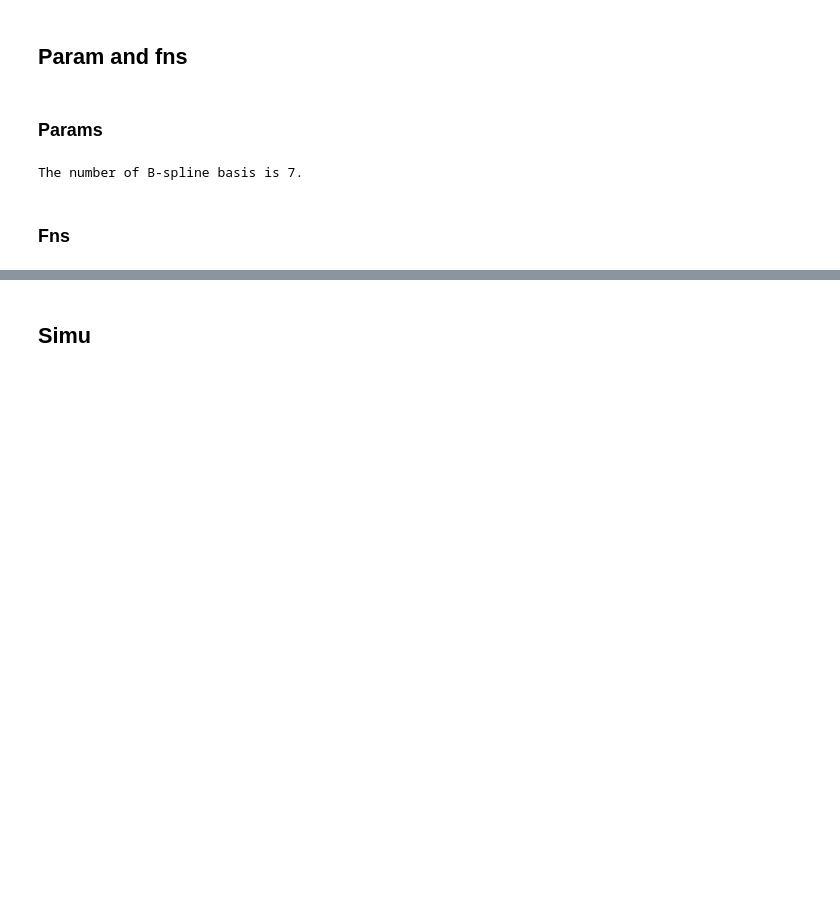
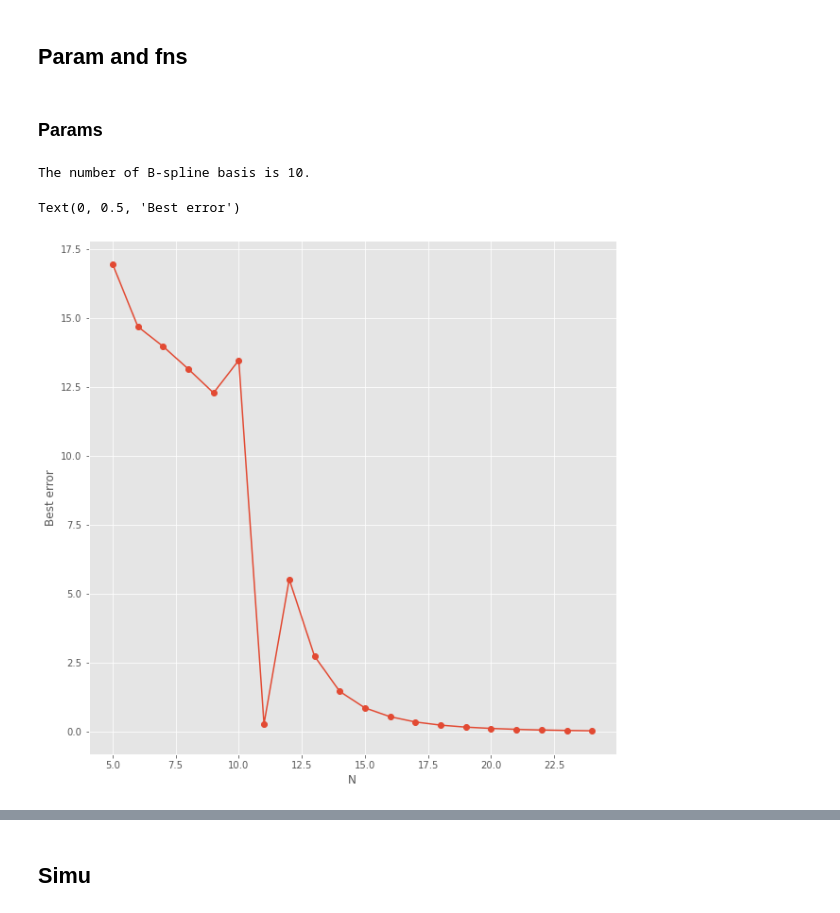
Before and after one commit to JINhuaqing/HDF, a Jupyter notebook: notebooks/simu_converge_linear.ipynb, the cells around one changed output, grey strips where cells are left out. Cells and saved outputs as stored; diff of their text form; code cells hidden in the pictures; blank space fills up the shorter version.

```diff
--- a/notebooks/simu_converge_linear.ipynb
+++ b/notebooks/simu_converge_linear.ipynb
@@ -49,8 +57,8 @@ from models.linear_model import LinearModel
 torch.set_default_tensor_type(torch.DoubleTensor)
 # %% [markdown]
 ## Param and fns
-# %% [markdown]
-### Params
+# %% [markdown]
+### Params
 # %%
 np.random.seed(0)
 paras = edict(def_paras.copy())
@@ -61,18 +69,19 @@ paras.ns = [100, 300, 900, 2700, 8100, 24300]
 paras.can_lams = [1e-1, 3e-1, 1e0, 3e0, 9e0, 3e1]
 paras.can_Ns = [5, 10, 15, 20]
 paras.ind_freq = np.linspace(1, 40, 40) # freqs
-paras.init_noise_sd = 100 # the sd of the noise added to the true value for initial values
+paras.init_noise_sd = 0 # the sd of the noise added to the true value for initial values
+paras.SIS_ratio = 0.1 # the ratio to keep with SIS procedure
 
 # generating dataset
-paras.n = 1000 # num of data obs to be genareted
+paras.n = 5000 # num of data obs to be genareted
 paras.npts = 40 # num of pts to evaluate X(s)
-paras.d = 10 # num of ROIs
+paras.d = 200 # num of ROIs
 paras.q = 5 # num of other covariates
 paras.sigma2 = 1 # variance of the error
 paras.types_ = ["int", 2, 2, "c", "c"]
 
 # b-spline
-paras.N = int(3*paras.n**(1/paras.ord/2)) # num of basis for bsp
+paras.N = 10# int(3*paras.n**(1/paras.ord/2)) # num of basis for bsp
 paras.x = np.linspace(0, 1, paras.npts)
 paras.basis_mat = torch.DoubleTensor(obt_bsp_basis_Rfn_wrapper(paras.x, paras.N, paras.ord))
 assert paras.N == paras.basis_mat.shape[1]
@@ -81,12 +90,22 @@ print(f"The number of B-spline basis is {paras.N:.0f}.")
 # True parameters
 paras.alp_GT = np.array([5, 1, -2, 3, -4])
 
-beta_type_GT = [fn1, fn2, fn3] + [zero_fn]*(paras.d-3-2) + [fn4, fn5]
-paras.beta_GT = np.array([_fn(paras.x) for _fn in beta_type_GT]).T
+# first way
+#beta_type_GT = [fn1, fn2, fn2] + [zero_fn]*(paras.d-3-2) + [fn1, fn2]
+#paras.beta_GT = np.array([_fn(paras.x) for _fn in beta_type_GT]).T
+# second way, fourier basis
+paras.fourier_basis = fourier_basis_fn(paras.x)
+paras.fourier_basis_coefs = ([coef_fn(0.1), coef_fn(0.3), coef_fn(0.5)] +
+                             [np.zeros(50)] * (paras.d-3-2) +
+                             [coef_fn(0.7), coef_fn(0.9)]
+                             )
+paras.fourier_basis_coefs = np.array(paras.fourier_basis_coefs).T * 5
+paras.beta_GT = paras.fourier_basis @ paras.fourier_basis_coefs
+#
 paras.Gam_est = (np.linalg.inv(paras.basis_mat.numpy().T
                                @ paras.basis_mat.numpy())
-                 @ paras.basis_mat.numpy().T
-                 @ paras.beta_GT)
+                               @ paras.basis_mat.numpy().T
+                               @ paras.beta_GT)
 
 # optimization
 paras.Rmin = 2*(np.linalg.norm(paras.Gam_est/np.sqrt(paras.N), axis=0).sum() + np.abs(paras.alp_GT).sum())
@@ -94,4 +113,4 @@ paras.sel_idx = np.arange(2, paras.d) # M^c set
 paras.num_cv_fold = 5
 paras.Rfct = 2
 # %% [output]
-The number of B-spline basis is 7.
+The number of B-spline basis is 10.
@@ -102,2 +117,41 @@ if not paras.save_dir.exists():
-# %% [markdown]
-### Fns
+# %%
+# This cell is to check the error of best case with bspline for each num of basis N
+_paras = edict(paras.copy())
+def _beta_err_bd(paras):
+    diff = paras.beta_GT -  paras.basis_mat.numpy() @ paras.Gam_est
+    err_bd = np.linalg.norm(np.sqrt(np.mean(diff**2, axis=0)))
+    return err_bd
+err_bds = []
+for cur_N in list(range(5, 25)):
+    _paras.N = cur_N# int(3*_paras.n**(1/_paras.ord/2)) # num of basis for bsp
+    _paras.x = np.linspace(0, 1, _paras.npts)
+    _paras.basis_mat = torch.DoubleTensor(obt_bsp_basis_Rfn_wrapper(_paras.x, _paras.N, _paras.ord))
+    assert _paras.N == _paras.basis_mat.shape[1]
+
+    # True parameters
+    _paras.alp_GT = np.array([5, 1, -2, 3, -4])
+
+    # first way
+    #beta_type_GT = [fn1, fn2, fn2] + [zero_fn]*(_paras.d-3-2) + [fn1, fn2]
+    #_paras.beta_GT = np.array([_fn(_paras.x) for _fn in beta_type_GT]).T
+    # second way, fourier basis
+    _paras.fourier_basis = fourier_basis_fn(_paras.x)
+    _paras.fourier_basis_coefs = ([coef_fn(0.1), coef_fn(0.3), coef_fn(0.5)] +
+                                 [np.zeros(50)] * (_paras.d-3-2) +
+                                 [coef_fn(0.7), coef_fn(0.9)]
+                                 )
+    _paras.fourier_basis_coefs = np.array(_paras.fourier_basis_coefs).T * 5
+    _paras.beta_GT = _paras.fourier_basis @ _paras.fourier_basis_coefs
+    #
+    _paras.Gam_est = (np.linalg.inv(_paras.basis_mat.numpy().T
+                                   @ _paras.basis_mat.numpy())
+                                   @ _paras.basis_mat.numpy().T
+                                   @ _paras.beta_GT)
+    err_bds.append(_beta_err_bd(_paras))
+plt.figure(figsize=[10,10])
+plt.plot(list(range(5, 25)), err_bds, "o-")
+plt.xlabel("N")
+plt.ylabel("Best error")
+# %% [output]
+Text(0, 0.5, 'Best error')
+[figure, added]
```
Also changed, not shown: parts of 25 cells of this notebook, 6 other files.
